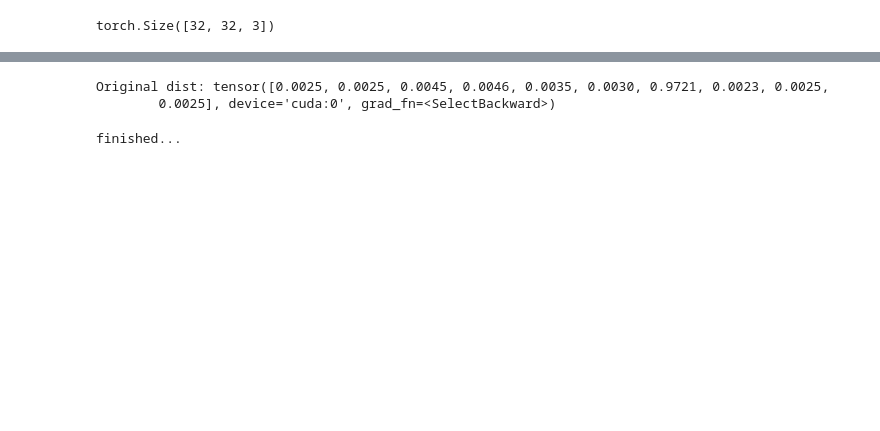
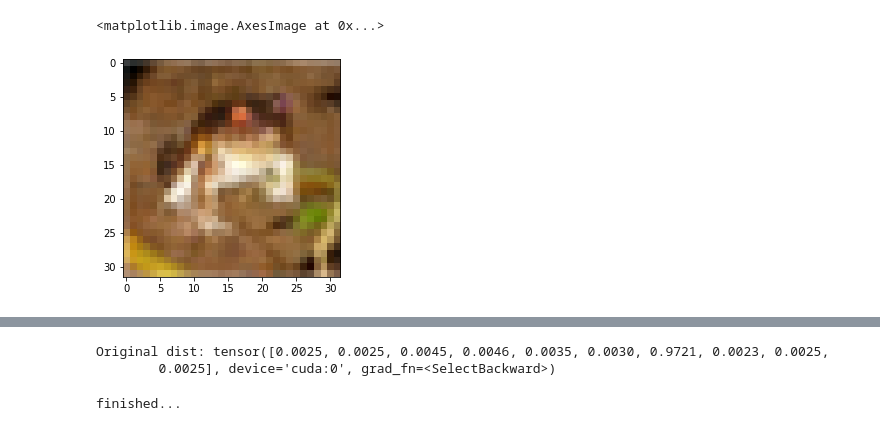
Before and after one commit to volkovwashere/BBoxRegressor, a Jupyter notebook: create_etl.ipynb, the cells around one changed output, grey strips where cells are left out. Saved outputs shown, nothing was run; the diff lists cells and outputs as text; code cells hidden in the pictures; blank space fills up the shorter version.

```diff
--- a/create_etl.ipynb
+++ b/create_etl.ipynb
@@ -9,7 +10,2 @@ import numpy as np
 # %%
 img = cv2.imread('data/attacks/00000_input_img.png')
-# %%
-imgT = torch.from_numpy(img)
-imgT.shape
-# %% [output]
-torch.Size([32, 32, 3])
@@ -15,0 +14,5 @@ torch.Size([32, 32, 3])
+# %%
+plt.imshow(img)
+# %% [output]
+<matplotlib.image.AxesImage at 0x...>
+[figure, added]
```
Also changed, not shown: parts of 10 cells of this notebook.
